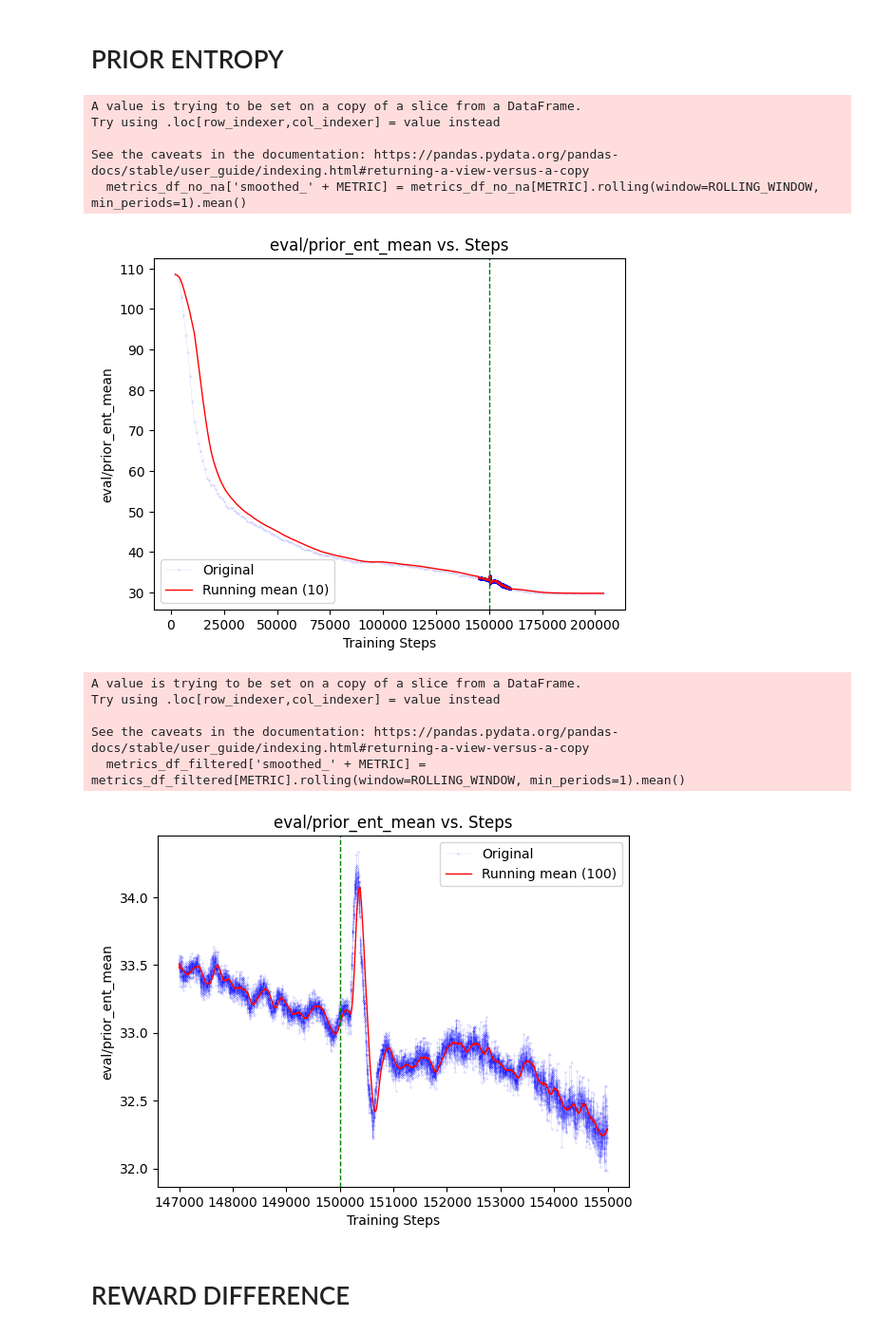
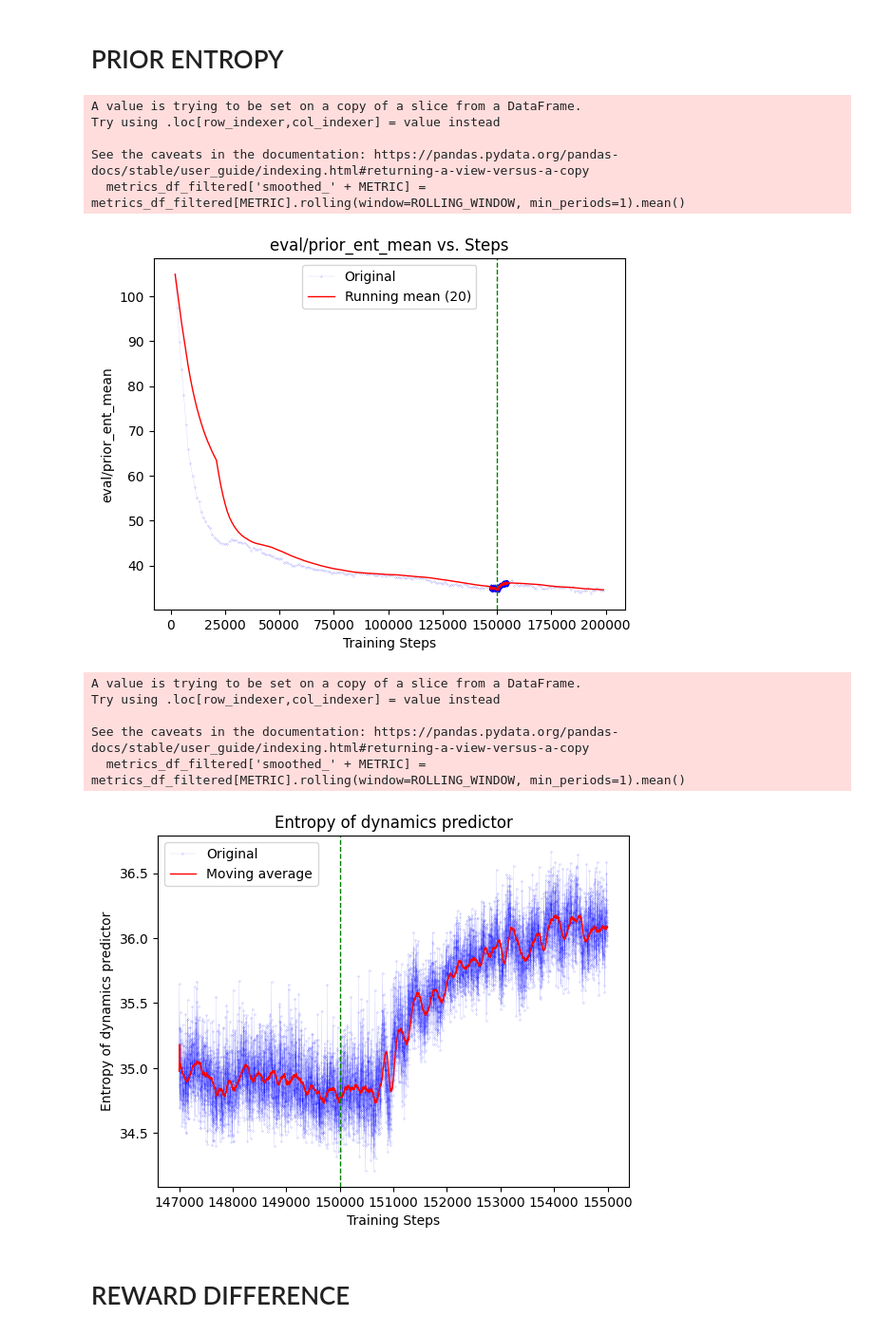
Before and after one commit to TheBlueHawk/FRL23-project, a Jupyter notebook: dreamerv3/scripts_report/plot_metrics.ipynb, the cells around one changed output. Shown: that part at 95% size. Cells and saved outputs as stored; diff of their text form; code cells hidden in the pictures.

```diff
--- a/dreamerv3/scripts_report/plot_metrics.ipynb
+++ b/dreamerv3/scripts_report/plot_metrics.ipynb
@@ -12,7 +12,7 @@ def read_json_file(file_path):
             data.append(json_obj)
     return data
 # %%
-json_path = "/cluster/scratch/mullec/FoRL/FRL23-project/dreamerv3/logdir/1686674118/metrics.jsonl"
+json_path = "/cluster/scratch/mullec/FoRL/FRL23-project/dreamerv3/logdir/00_PD_NOISE_01_150k__FIXED/metrics.jsonl"
 
 metrics = read_json_file(json_path)
 
@@ -88,19 +128,22 @@ See the caveats in the documentation: https://pandas.pydata.org/pandas-docs/stab
 # PRIOR ENTROPY
 # %%
 METRIC = "eval/prior_ent_mean"
-ROLLING_WINDOW = 10
-
+FROM = 0
+UNTIL = 200000
+ROLLING_WINDOW = 20
 
 metrics_df_no_na = metrics_df.dropna(how='any', subset=[METRIC, 'step'])
 
+# Filter the DataFrame for step > 1000
+metrics_df_filtered = metrics_df_no_na[(metrics_df_no_na['step'] > FROM) & (metrics_df_no_na['step'] < UNTIL)]
+
 # Calculate the moving average using a window size of 10
-metrics_df_no_na['smoothed_' + METRIC] = metrics_df_no_na[METRIC].rolling(window=ROLLING_WINDOW, min_periods=1).mean()
+metrics_df_filtered['smoothed_' + METRIC] = metrics_df_filtered[METRIC].rolling(window=ROLLING_WINDOW, min_periods=1).mean()
 
 # Plot the original data points and the smoothing line
-plt.plot(metrics_df_no_na['step'], metrics_df_no_na[METRIC], marker='o', linestyle='-', color='b', linewidth=0.05, markersize=0.1)
-plt.plot(metrics_df_no_na['step'], metrics_df_no_na['smoothed_' + METRIC], linestyle='-', color='r', linewidth=1, markersize=1)
-plt.axvline(x=150000, color='g', linestyle='--', linewidth=1)
-
+plt.plot(metrics_df_filtered['step'], metrics_df_filtered[METRIC], marker='o', linestyle='-', color='b', linewidth=0.05, markersize=0.1)
+plt.plot(metrics_df_filtered['step'], metrics_df_filtered['smoothed_' + METRIC], linestyle='-', color='r', linewidth=1, markersize=1)
+plt.axvline(x=VERTICAL_LINE, color='g', linestyle='--', linewidth=1)
 plt.xlabel('Training Steps')
 plt.ylabel(METRIC)
 plt.title(METRIC + " vs. Steps")
@@ -111,38 +154,38 @@ A value is trying to be set on a copy of a slice from a DataFrame.
 Try using .loc[row_indexer,col_indexer] = value instead
 
 See the caveats in the documentation: https://pandas.pydata.org/pandas-docs/stable/user_guide/indexing.html#returning-a-view-versus-a-copy
-  metrics_df_no_na['smoothed_' + METRIC] = metrics_df_no_na[METRIC].rolling(window=ROLLING_WINDOW, min_periods=1).mean()
+  metrics_df_filtered['smoothed_' + METRIC] = metrics_df_filtered[METRIC].rolling(window=ROLLING_WINDOW, min_periods=1).mean()
-[figure, old version]
+[figure, new version]
 # %%
 METRIC = "eval/prior_ent_mean"
 FROM = 147000
 UNTIL = 155000
 ROLLING_WINDOW = 100
 
 metrics_df_no_na = metrics_df.dropna(how='any', subset=[METRIC, 'step'])
 
 # Filter the DataFrame for step > 1000
 metrics_df_filtered = metrics_df_no_na[(metrics_df_no_na['step'] > FROM) & (metrics_df_no_na['step'] < UNTIL)]
 
 # Calculate the moving average using a window size of 10
 metrics_df_filtered['smoothed_' + METRIC] = metrics_df_filtered[METRIC].rolling(window=ROLLING_WINDOW, min_periods=1).mean()
 
 # Plot the original data points and the smoothing line
 plt.plot(metrics_df_filtered['step'], metrics_df_filtered[METRIC], marker='o', linestyle='-', color='b', linewidth=0.05, markersize=0.1)
 plt.plot(metrics_df_filtered['step'], metrics_df_filtered['smoothed_' + METRIC], linestyle='-', color='r', linewidth=1, markersize=1)
 plt.axvline(x=VERTICAL_LINE, color='g', linestyle='--', linewidth=1)
 plt.xlabel('Training Steps')
-plt.ylabel(METRIC)
-plt.title(METRIC + " vs. Steps")
-plt.legend(['Original', f'Running mean ({ROLLING_WINDOW})'])
+plt.ylabel("Entropy of dynamics predictor")
+plt.title("Entropy of dynamics predictor")
+plt.legend(['Original', "Moving average"])
 plt.show()
 # %% [output]
 A value is trying to be set on a copy of a slice from a DataFrame.
 Try using .loc[row_indexer,col_indexer] = value instead
 
 See the caveats in the documentation: https://pandas.pydata.org/pandas-docs/stable/user_guide/indexing.html#returning-a-view-versus-a-copy
   metrics_df_filtered['smoothed_' + METRIC] = metrics_df_filtered[METRIC].rolling(window=ROLLING_WINDOW, min_periods=1).mean()
-[figure, old version]
+[figure, new version]
 # %% [markdown]
 # REWARD DIFFERENCE
 # %%
```
Also changed, not shown: parts of 8 cells of this notebook, 3 other files.
